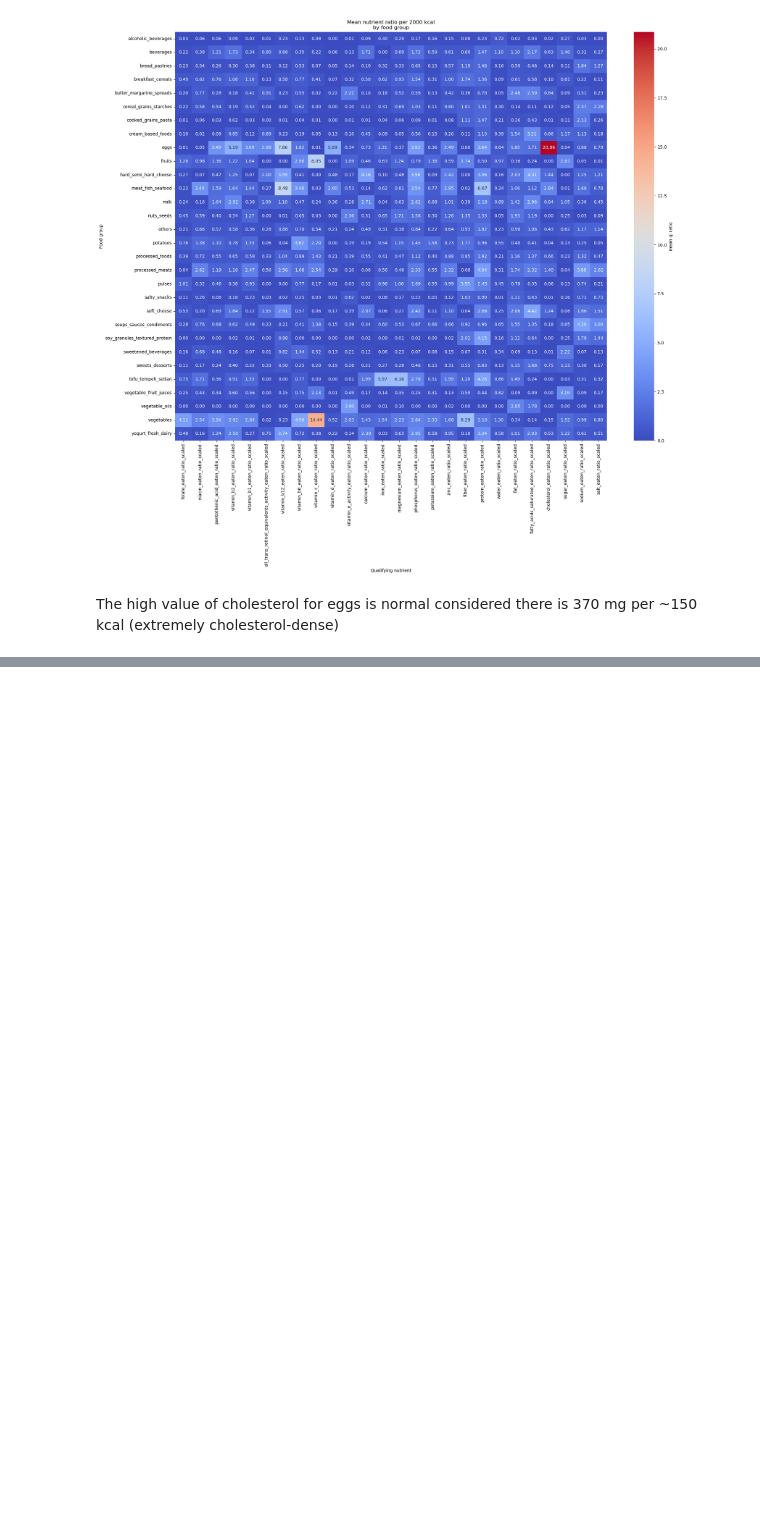
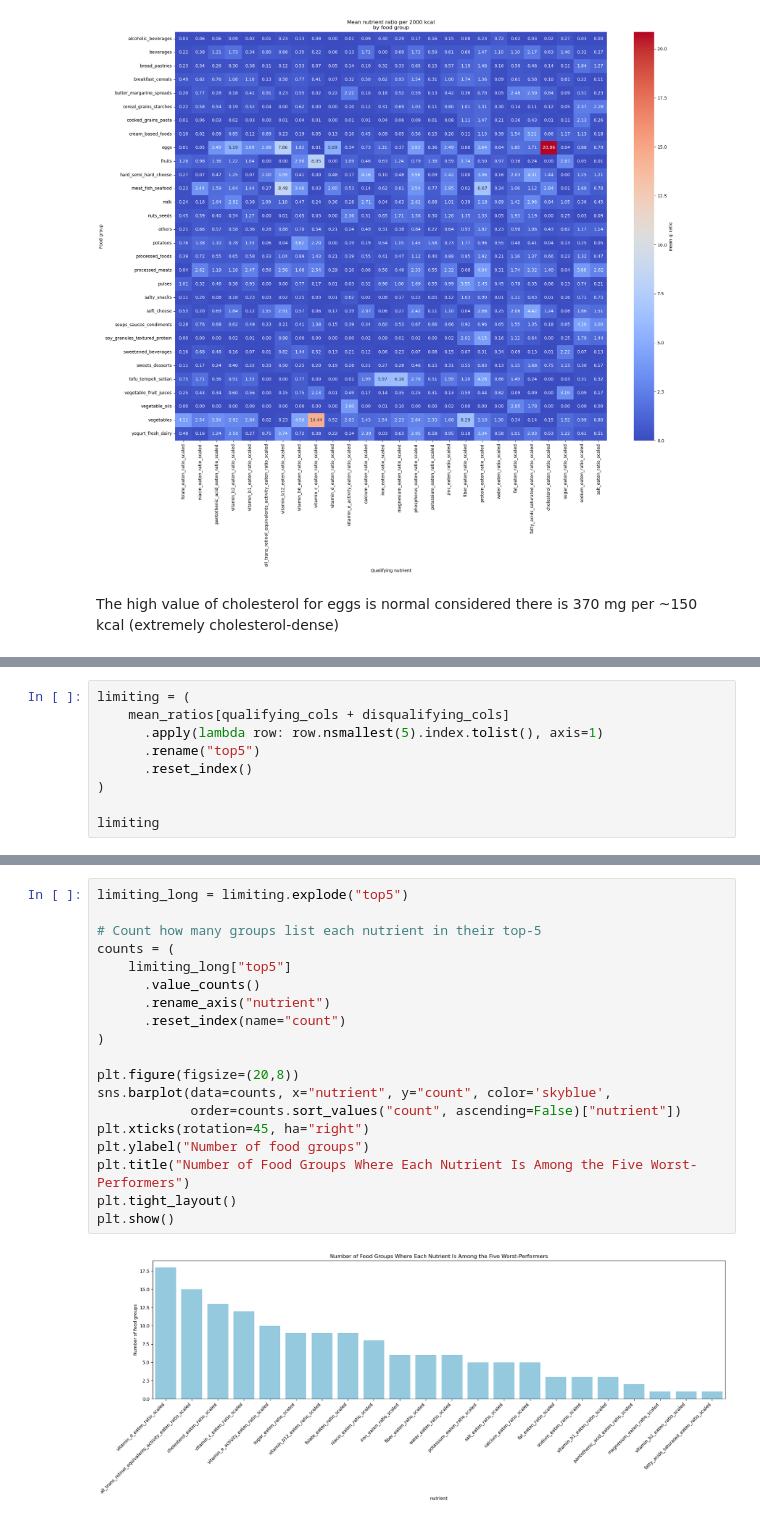
Before and after one commit to sskyxx/Bachelor-Project, a Jupyter notebook: analysis/impact_on_indices.ipynb, the cells around one changed output, grey strips where cells are left out. Drawn from its saved outputs; the diff is of its cells as text; blank space fills up the shorter version.

Commit message:
additional figure and report

```diff
--- a/analysis/impact_on_indices.ipynb
+++ b/analysis/impact_on_indices.ipynb
@@ -182,0 +167,9 @@ df_food_clean_scaled[df_food_clean_scaled['food_group'] == 'eggs'][['combined_na
+# %%
+limiting = (
+    mean_ratios[qualifying_cols + disqualifying_cols]
+      .apply(lambda row: row.nsmallest(5).index.tolist(), axis=1)
+      .rename("top5")
+      .reset_index()
+)
+
+limiting
@@ -182,0 +194,21 @@ df_food_clean_scaled[df_food_clean_scaled['food_group'] == 'eggs'][['combined_na
+# %%
+limiting_long = limiting.explode("top5")
+
+# Count how many groups list each nutrient in their top‐5
+counts = (
+    limiting_long["top5"]
+      .value_counts()
+      .rename_axis("nutrient")
+      .reset_index(name="count")
+)
+
+plt.figure(figsize=(20,8))
+sns.barplot(data=counts, x="nutrient", y="count", color='skyblue',
+            order=counts.sort_values("count", ascending=False)["nutrient"])
+plt.xticks(rotation=45, ha="right")
+plt.ylabel("Number of food groups")
+plt.title("Number of Food Groups Where Each Nutrient Is Among the Five Worst-Performers")
+plt.tight_layout()
+plt.show()
+# %% [output]
+[figure, added]
```
Also changed, not shown: parts of 4 cells of this notebook, 12 other files.
